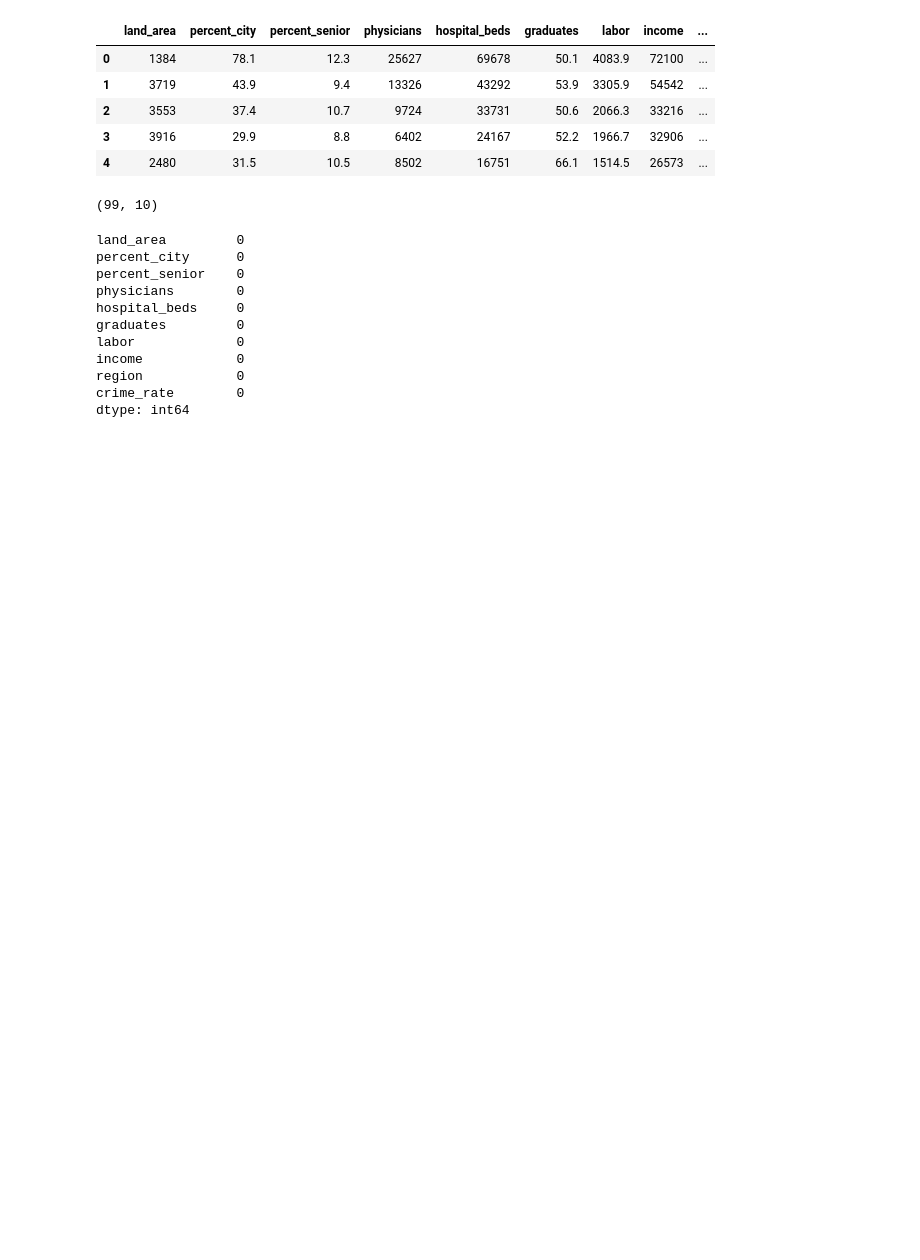
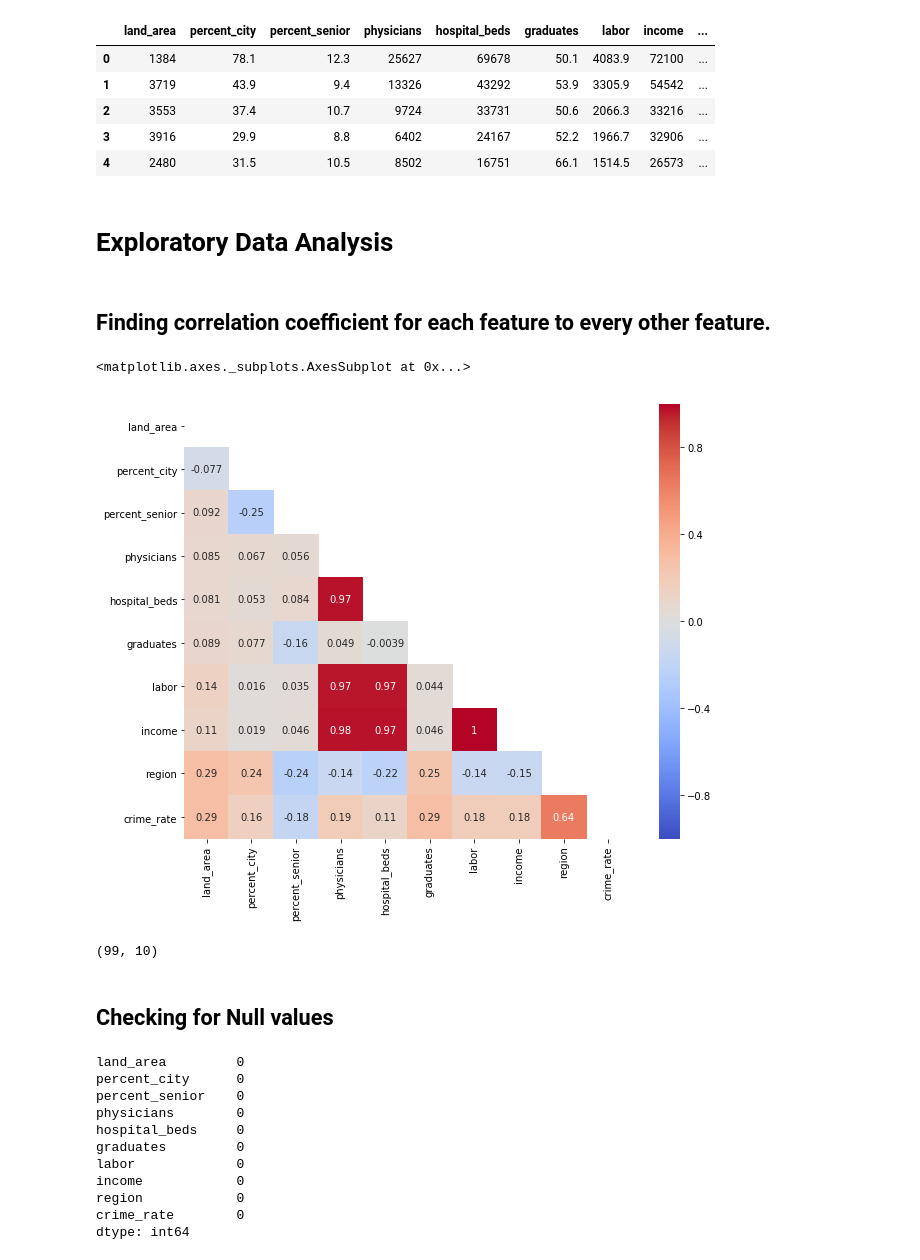
Before and after one commit to Gunnika/Crime-Rate-Prediction, a Jupyter notebook: Crime Rate Prediction.ipynb, the cells around one changed output. Drawn from its saved outputs; the diff is of its cells as text; code cells hidden in the pictures; blank space fills up the shorter version.

```diff
--- a/Crime Rate Prediction.ipynb
+++ b/Crime Rate Prediction.ipynb
@@ -22,4 +34,21 @@ train_data.head()
 | 2 | 3553 | 37.4 | 10.7 | 9724 | 33731 | 50.6 | 2066.3 | 33216 | ... |
 | 3 | 3916 | 29.9 | 8.8 | 6402 | 24167 | 52.2 | 1966.7 | 32906 | ... |
 | 4 | 2480 | 31.5 | 10.5 | 8502 | 16751 | 66.1 | 1514.5 | 26573 | ... |
+# %% [markdown]
+# Exploratory Data Analysis
+# %% [markdown]
+## Finding correlation coefficient for each feature to every other feature.
+# %%
+mask = np.zeros_like(data.corr(), dtype=np.bool)
+mask[np.triu_indices_from(mask)] = True
+
+plt.figure(figsize=(10,8))
+sns.heatmap(data.corr(),
+            vmin=-1, #puts the lowest correlation number as the minimum value for the scale
+            cmap='coolwarm',
+            annot=True,
+            mask = mask)
+# %% [output]
+<matplotlib.axes._subplots.AxesSubplot at 0x...>
+[figure, added]
 # %%
@@ -27,3 +56,5 @@ train_data.shape
 # %% [output]
 (99, 10)
+# %% [markdown]
+## Checking for Null values
 # %%
```
Also changed, not shown: parts of 51 cells of this notebook.
